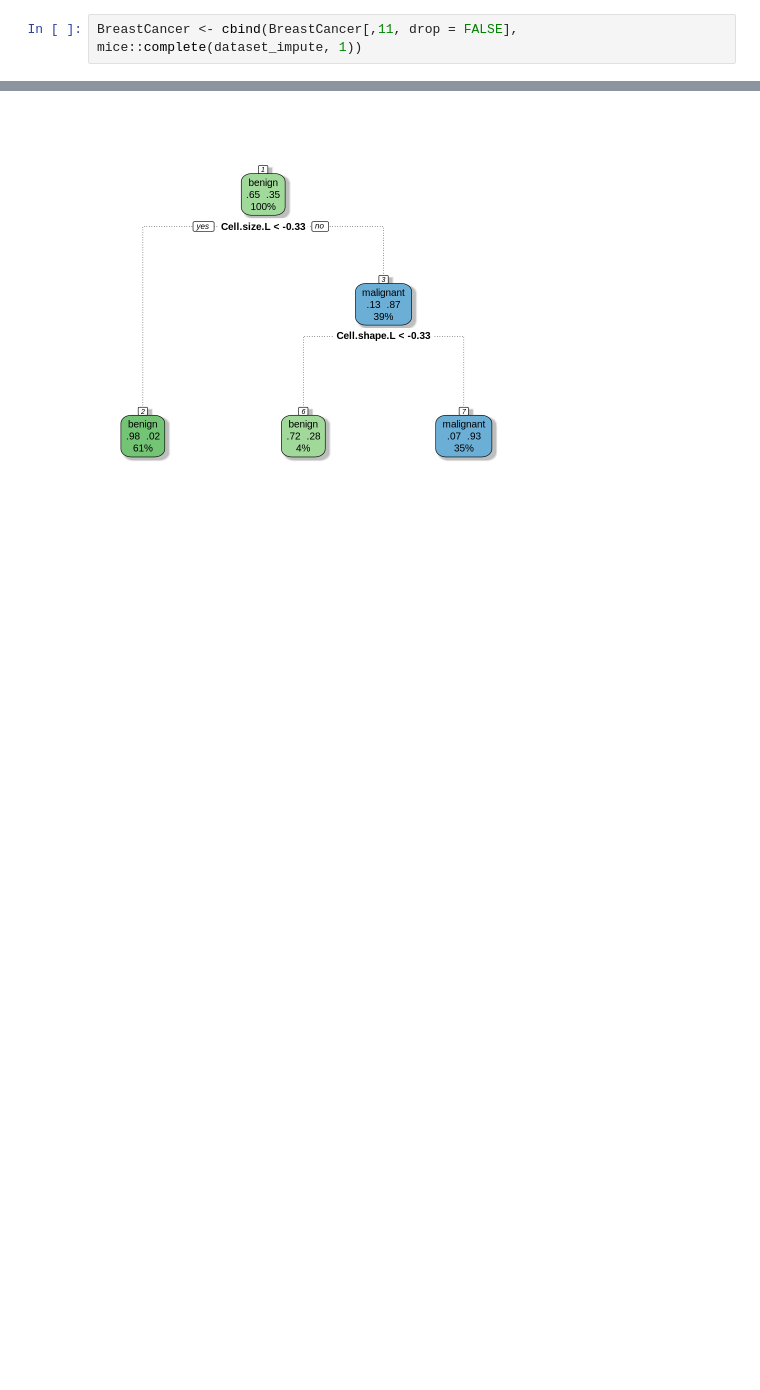
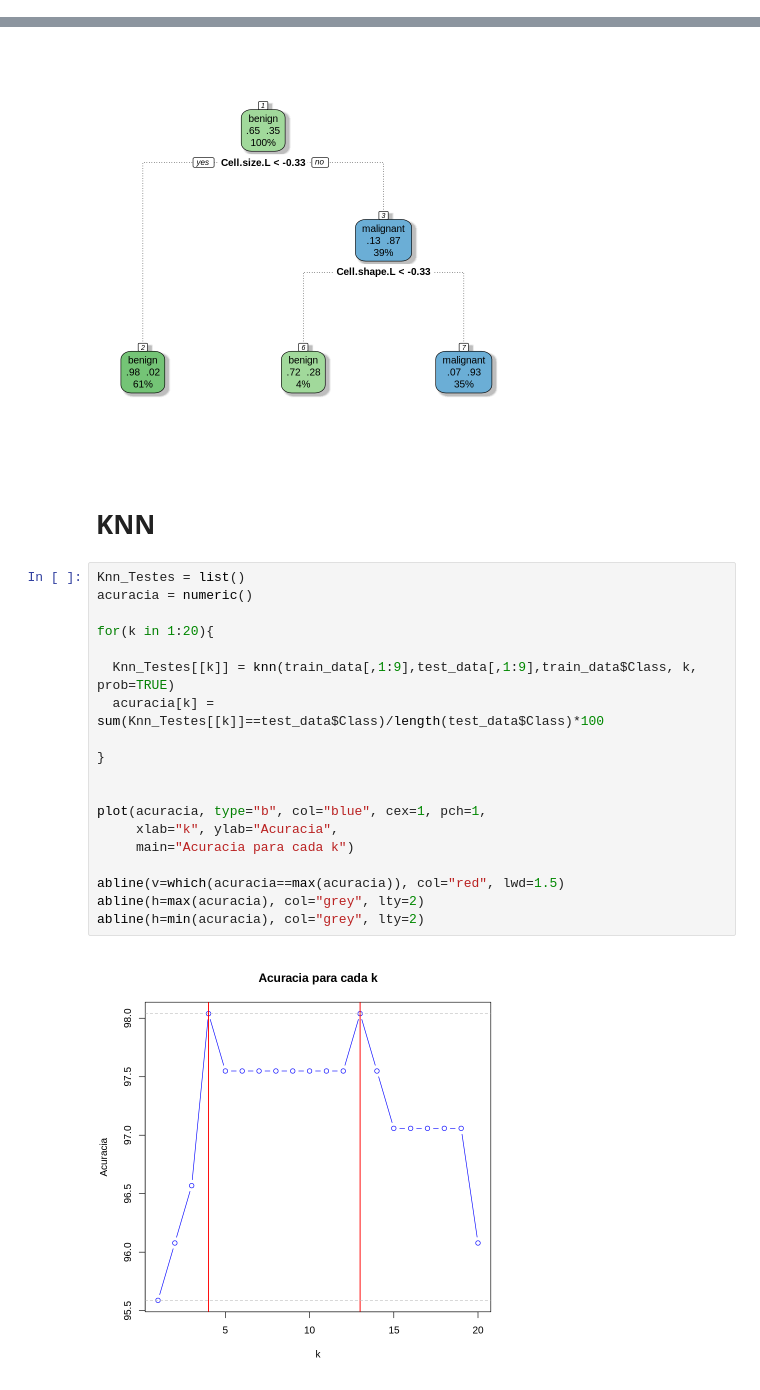
Before and after one commit to barbosa-loha/Estatistica, a Jupyter notebook: Classificação.ipynb, the cells around one changed output, grey strips where cells are left out. Drawn from its saved outputs; the diff is of its cells as text; blank space fills up the shorter version.

```diff
--- a/Classificação.ipynb
+++ b/Classificação.ipynb
@@ -38,8 +72,6 @@ data(BreastCancer)
 Removendo valores NA
 # %%
 dataset_impute <- mice(BreastCancer[,2:10],  print = FALSE)
-# %%
-BreastCancer <- cbind(BreastCancer[,11, drop = FALSE], mice::complete(dataset_impute, 1))
 # %%
 summary(BreastCancer)
 # %% [output]
@@ -207,3 +239,26 @@ The final value used for the model was cp = 0.01785714.
 fancyRpartPlot(cart_model$finalModel, sub="")
 # %% [output]
 [figure]
+# %% [markdown]
+# KNN
+# %%
+Knn_Testes = list()
+acuracia = numeric()
+
+for(k in 1:20){
+
+  Knn_Testes[[k]] = knn(train_data[,1:9],test_data[,1:9],train_data$Class, k, prob=TRUE)
+  acuracia[k] = sum(Knn_Testes[[k]]==test_data$Class)/length(test_data$Class)*100
+
+}
+
+
+plot(acuracia, type="b", col="blue", cex=1, pch=1,
+     xlab="k", ylab="Acuracia",
+     main="Acuracia para cada k")
+
+abline(v=which(acuracia==max(acuracia)), col="red", lwd=1.5)
+abline(h=max(acuracia), col="grey", lty=2)
+abline(h=min(acuracia), col="grey", lty=2)
+# %% [output]
+[figure, added]
```
Also changed, not shown: parts of 11 cells of this notebook.
